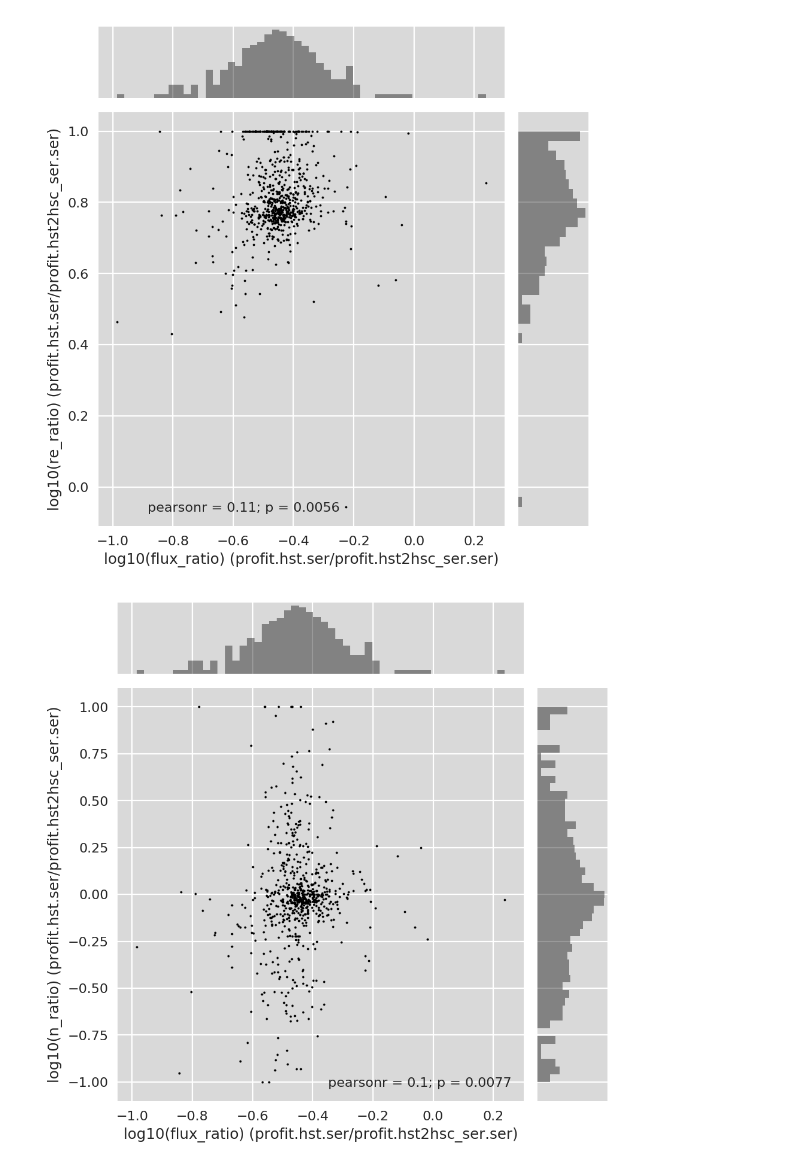
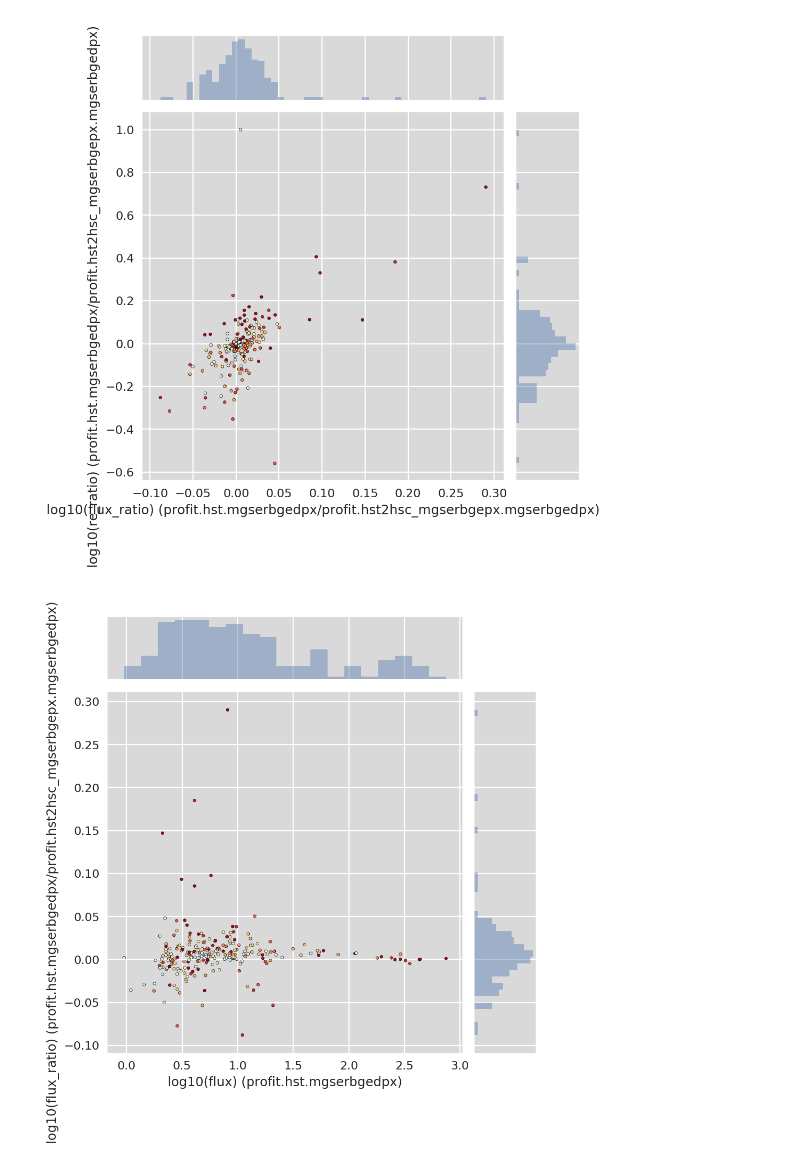
Before and after one commit to lsst-dm/modelling_research, a Jupyter notebook: jupyternotebooks/cosmos_hst_analysis.ipynb, the cells around one changed output. Drawn from its saved outputs; the diff is of its cells as text; code cells hidden in the pictures.

```diff
--- a/jupyternotebooks/cosmos_hst_analysis.ipynb
+++ b/jupyternotebooks/cosmos_hst_analysis.ipynb
@@ -8,6 +8,7 @@ import numpy as np
 import os
 
 import pandas as pd
+
 import pickle
 
 import seaborn as sns
@@ -19,6 +20,7 @@ import matplotlib.pyplot as plt
 #plt.style.use('seaborn-notebook')
 sns.set_style('darkgrid')
 mpl.rcParams['figure.dpi'] = 160
+mpl.rcParams['image.origin'] = 'lower'
 sns.set(rc={'axes.facecolor': '0.85', 'figure.facecolor': 'w'})
 # %%
 path = os.path.expanduser('~/raid/hsc/cosmos/COSMOS_25.2_training_sample/')
@@ -196,31 +219,50 @@ tab = pd.read_csv(os.path.join(path, "galfits.csv"))
 # Then HSC vs HST
 
 
-varnames = ["flux", "re", "n", "q"]
+varnames = ["flux", "re"]
 prefixes = [
-    ("profit.hst.ser", "cosmos.ser", varnames),
-    ("profit.hst.ser", "profit.hst2hsc_ser.ser", varnames),
+    ("profit.hst.serb", "cosmos.ser", varnames),
+    ("profit.hst.mgserbgedpx", "cosmos.ser", varnames),
+    ("profit.hst.mgserbgedpx", "profit.hst2hsc_mgserbgepx.mgserbgedpx",
+     varnames),
 #    ("profit.hst.ser", "profit.hst2hsc_devexp.ser", vars),
 #    ("profit.hst.ser", "profit.hst2hsc.ser", vars)
 ]
 
+cmap = mpl.colors.ListedColormap(sns.color_palette("RdYlBu_r", 100))
+colors = (np.log10(tab["profit.hst.mgserbgedpx.n"])+1)/np.log10(60)
+colors = cmap(np.rint(100*colors)/100)
+
+
+def getname(var, prefix):
+    return ".".join([prefix, var])
+
+
 for prefixx, prefixy, varnames in prefixes:
-    ratios = {var: tab[".".join([prefixx, var])]/tab[".".join([prefixy,var])]
-              for var in varnames}
+    ratios = {var: tab[getname(var, prefixx)]/tab[getname(var, prefixy)] for
+              var in varnames}
     for i, x in enumerate(varnames):
         xlog = np.log10(ratios[x])
         xlog[xlog > 1] = 1
         xlog[xlog < -1] = -1
         for y in varnames[(i+1):(len(varnames)+1)]:
+            namey = getname(y, prefixy)
             ylog = np.log10(ratios[y])
             ylog[ylog > 1] = 1
             ylog[ylog < -1] = -1
-            fig = sns.jointplot(
-                x=xlog,
-                y=ylog,
-                color="k", joint_kws={'marker': '.', 's': 8},
-                marginal_kws={'hist_kws': {'log': True}},
-            ).set_axis_labels(
+            fig = sns.JointGrid(x=xlog, y=ylog)
+            fig.plot_joint(plt.scatter, c=colors, marker='.',
+                           edgecolor='k', s=24).set_axis_labels(
                 'log10({}_ratio) ({}/{})'.format(x, prefixx, prefixy),
                 'log10({}_ratio) ({}/{})'.format(y, prefixx, prefixy))
+            fig.plot_marginals(sns.distplot, kde=False, hist_kws={'log': True})
+
+        ylog = np.log10(tab[getname(x, prefixx)])
+        fig = sns.JointGrid(x=ylog, y=xlog)
+        fig.plot_joint(plt.scatter, c=colors, marker='.',
+                       edgecolor='k', s=24).set_axis_labels(
+            'log10({}) ({})'.format(x, prefixx),
+            'log10({}_ratio) ({}/{})'.format(x, prefixx, prefixy))
+        fig.plot_marginals(sns.distplot, kde=False, hist_kws={'log': True})
+        #cax = fig.add_axes([.94, .25, .02, .6])
 # %% [output]
@@ -233,2 +275,2 @@ for prefixx, prefixy, varnames in prefixes:
-[figure, old version]
+[figure, new version]
-[figure, old version]
+[figure, new version]
```
Also changed, not shown: parts of 6 cells of this notebook, 1 other file.
